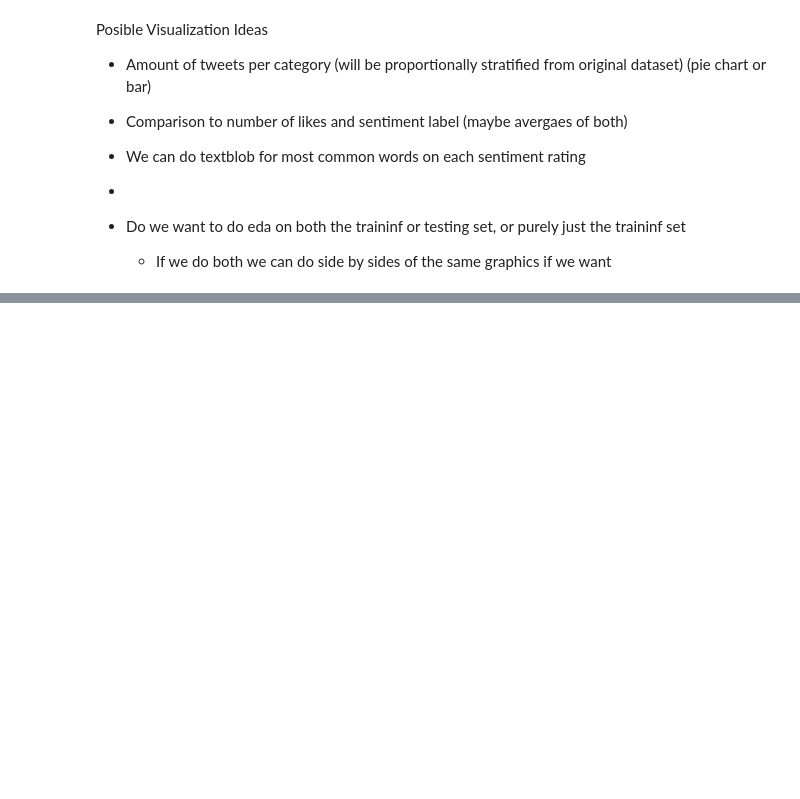
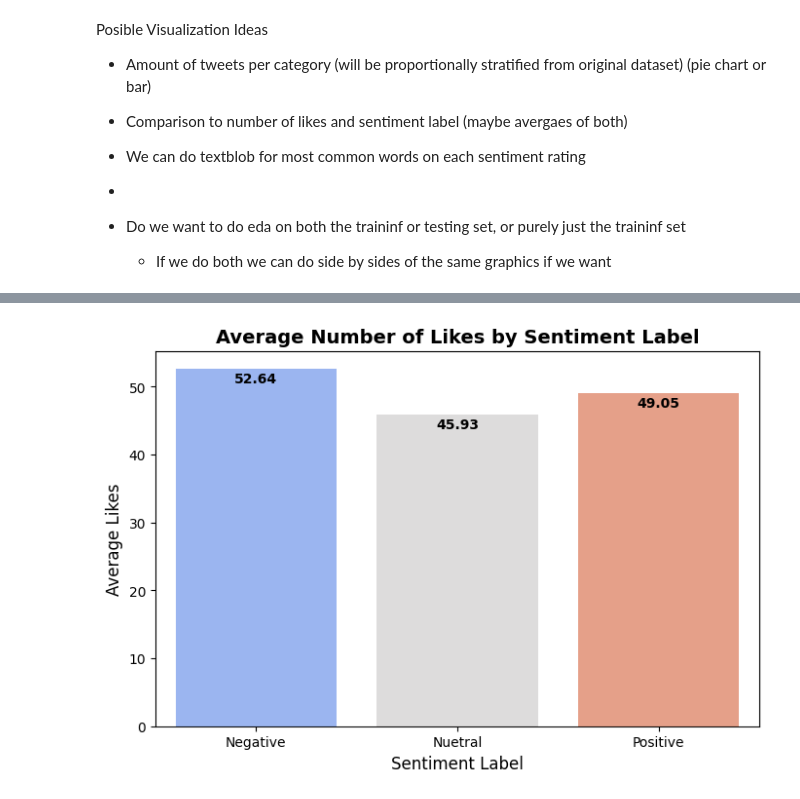
Before and after one commit to WilliamNelson007/PSTAT-134-Winter25-GroupProj, a Jupyter notebook: Final Project Juypter Notebook.ipynb, the cells around one changed output, grey strips where cells are left out. Drawn from its saved outputs; the diff is of its cells as text; code cells hidden in the pictures; blank space fills up the shorter version.

```diff
--- a/Final Project Juypter Notebook.ipynb
+++ b/Final Project Juypter Notebook.ipynb
@@ -178,0 +188,23 @@ Posible Visualization Ideas
+# %%
+# calculates the average number of likes per label
+average_likes = twitter_train.groupby('Sentiment Label')['Likes'].mean().reset_index()
+
+
+fig, ax = plt.subplots(figsize=(8,5))
+
+avg_like_bplot = sb.barplot(data=average_likes, x='Sentiment Label', y='Likes', hue = 'Sentiment Label',palette="coolwarm");
+plt.xticks()
+plt.xlabel("Sentiment Label", fontsize=12);
+plt.ylabel("Average Likes", fontsize=12);
+plt.title("Average Number of Likes by Sentiment Label", fontsize=14, fontweight='bold');
+
+for rect in ax.patches:
+    height = rect.get_height() # height of each bar aka mean likes
+    ax.text(rect.get_x() + rect.get_width() / 2,  # x position
+            height - (height * 0.01),  # y position
+            f'{height:.2f}',
+            ha='center', va='top', fontsize=10, color='Black', fontweight='bold')
+
+plt.show()
+# %% [output]
+[figure, added]
```
Also changed, not shown: parts of 14 cells of this notebook.
